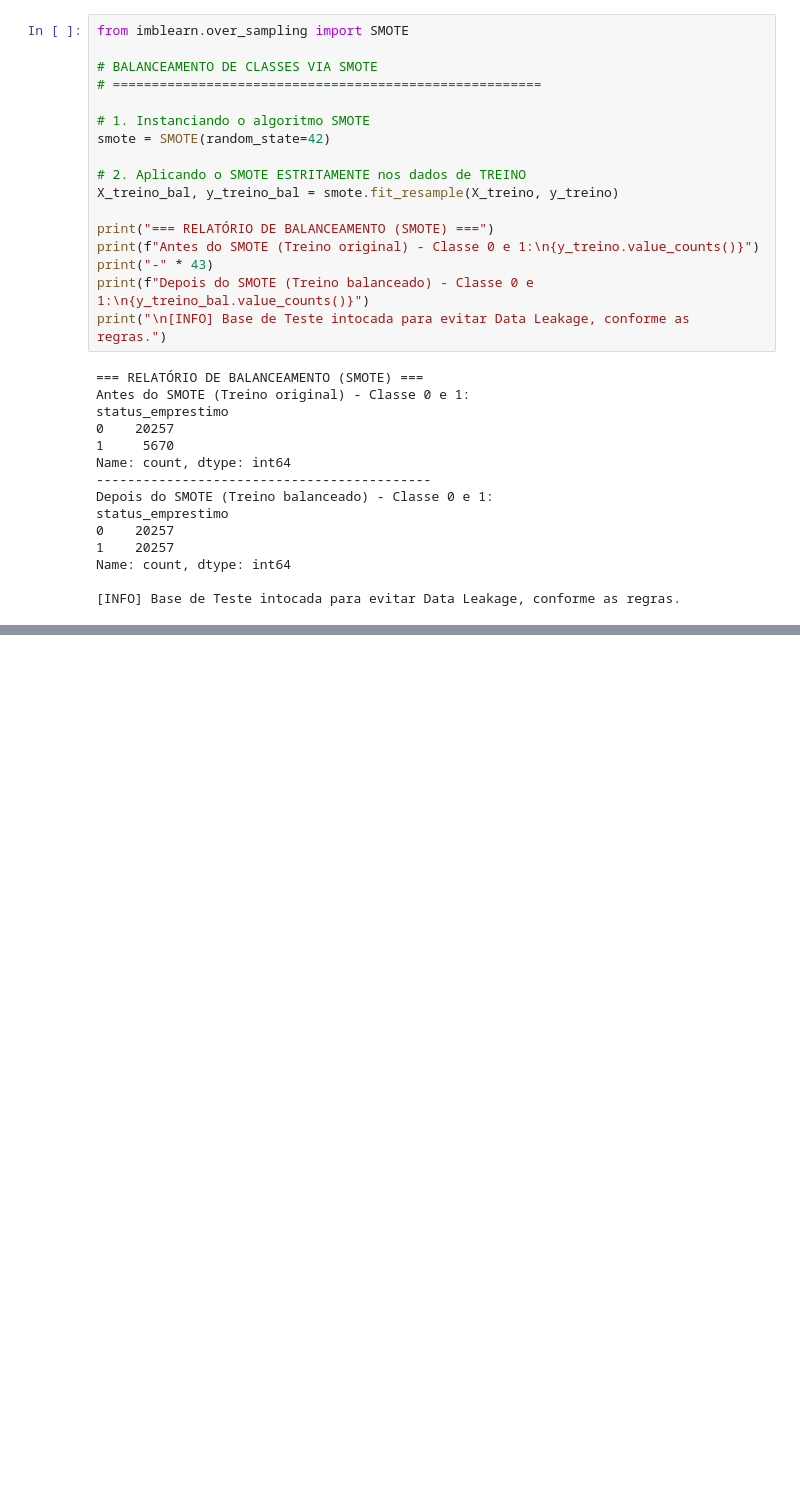
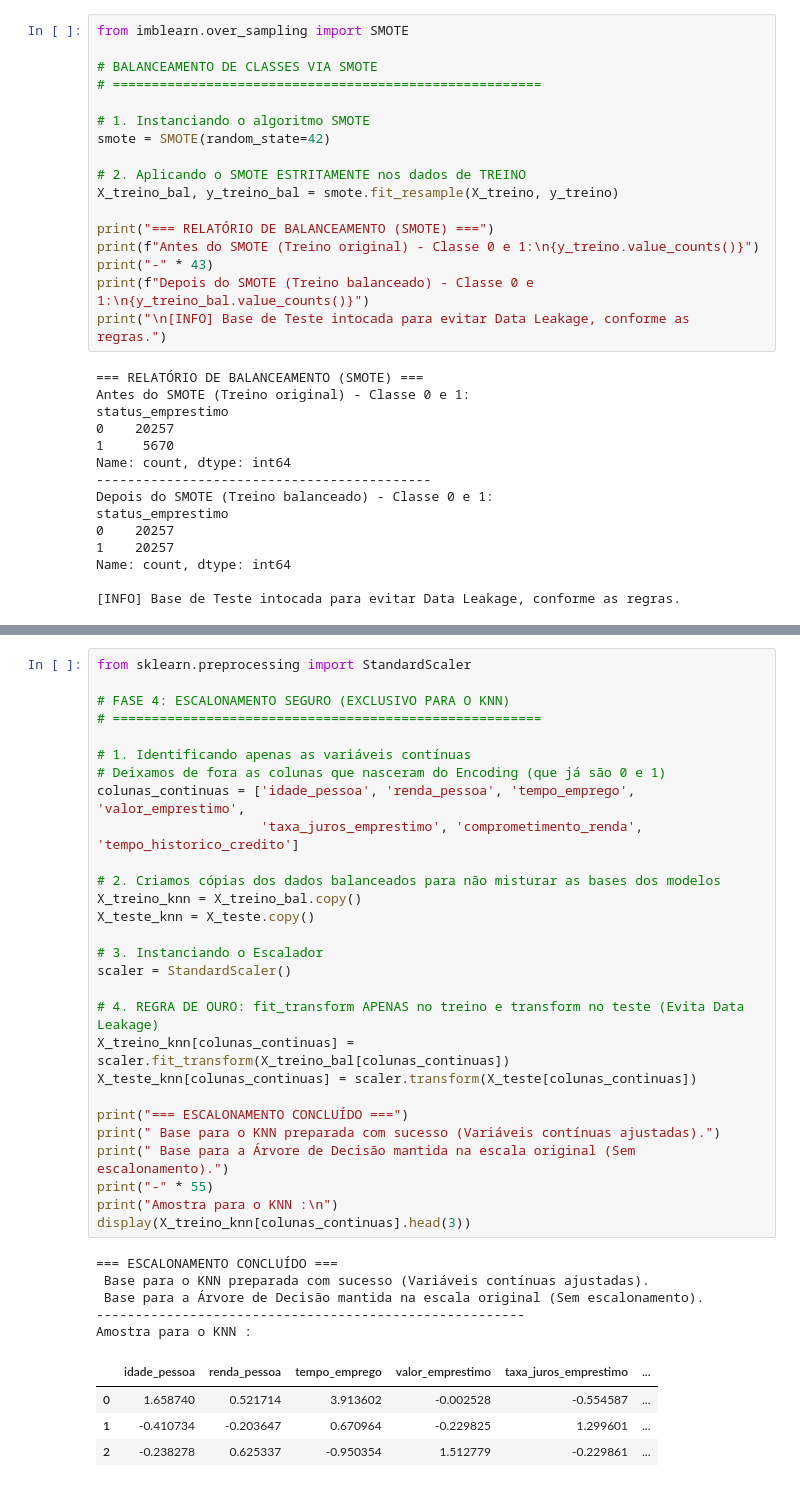
Before and after one commit to Ana-Cravo/credit_risk, a Jupyter notebook: projeto_credit_risk.ipynb, the cells around one changed output, grey strips where cells are left out. Drawn from its saved outputs; the diff is of its cells as text; blank space fills up the shorter version.

Commit message:
feat: conclui escalonamento seguro

```diff
--- a/projeto_credit_risk.ipynb
+++ b/projeto_credit_risk.ipynb
@@ -919,0 +1080,38 @@ Name: count, dtype: int64
+# %%
+from sklearn.preprocessing import StandardScaler
+
+# FASE 4: ESCALONAMENTO SEGURO (EXCLUSIVO PARA O KNN)
+# =======================================================
+
+# 1. Identificando apenas as variáveis contínuas
+# Deixamos de fora as colunas que nasceram do Encoding (que já são 0 e 1)
+colunas_continuas = ['idade_pessoa', 'renda_pessoa', 'tempo_emprego', 'valor_emprestimo',
+                     'taxa_juros_emprestimo', 'comprometimento_renda', 'tempo_historico_credito']
+
+# 2. Criamos cópias dos dados balanceados para não misturar as bases dos modelos
+X_treino_knn = X_treino_bal.copy()
+X_teste_knn = X_teste.copy()
+
+# 3. Instanciando o Escalador
+scaler = StandardScaler()
+
+# 4. REGRA DE OURO: fit_transform APENAS no treino e transform no teste (Evita Data Leakage)
+X_treino_knn[colunas_continuas] = scaler.fit_transform(X_treino_bal[colunas_continuas])
+X_teste_knn[colunas_continuas] = scaler.transform(X_teste[colunas_continuas])
+
+print("=== ESCALONAMENTO CONCLUÍDO ===")
+print(" Base para o KNN preparada com sucesso (Variáveis contínuas ajustadas).")
+print(" Base para a Árvore de Decisão mantida na escala original (Sem escalonamento).")
+print("-" * 55)
+print("Amostra para o KNN :\n")
+display(X_treino_knn[colunas_continuas].head(3))
+# %% [output]
+=== ESCALONAMENTO CONCLUÍDO ===
+ Base para o KNN preparada com sucesso (Variáveis contínuas ajustadas).
+ Base para a Árvore de Decisão mantida na escala original (Sem escalonamento).
+-------------------------------------------------------
+Amostra para o KNN :
+|  | idade_pessoa | renda_pessoa | tempo_emprego | valor_emprestimo | taxa_juros_emprestimo | ... |
+| 0 | 1.658740 | 0.521714 | 3.913602 | -0.002528 | -0.554587 | ... |
+| 1 | -0.410734 | -0.203647 | 0.670964 | -0.229825 | 1.299601 | ... |
+| 2 | -0.238278 | 0.625337 | -0.950354 | 1.512779 | -0.229861 | ... |
```
Also changed, not shown: parts of 20 cells of this notebook.
